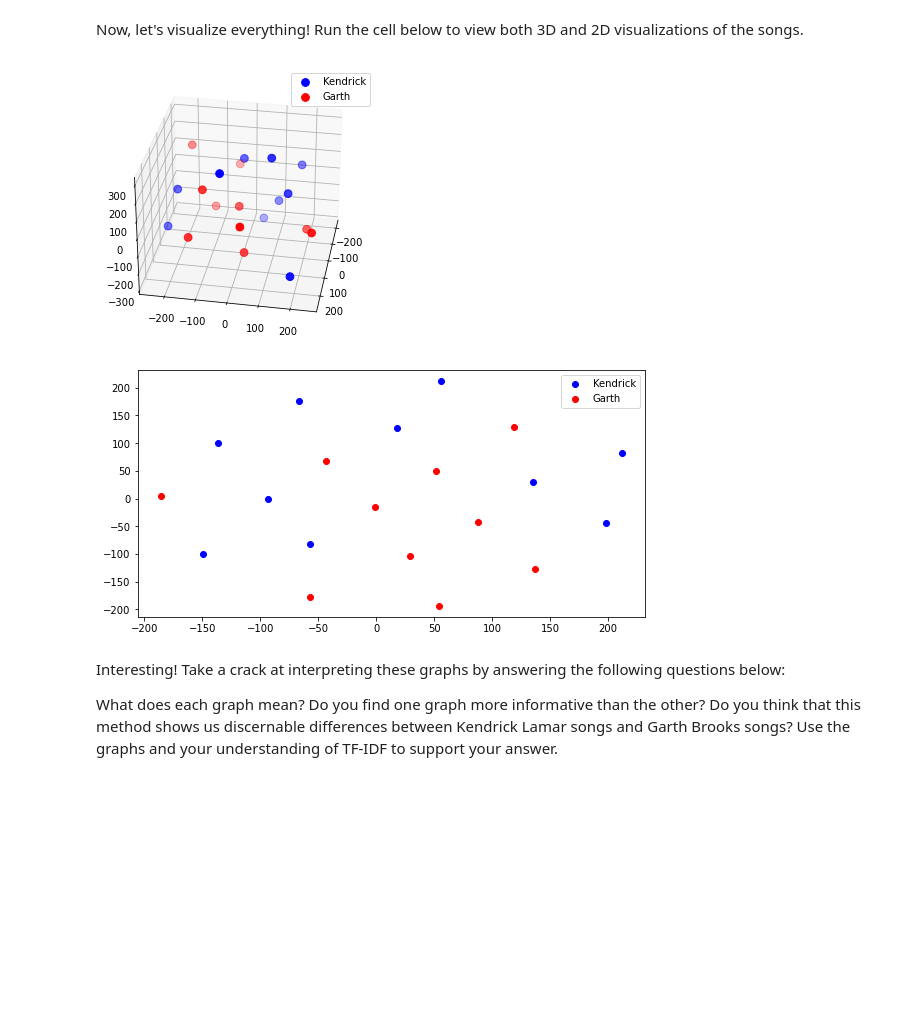
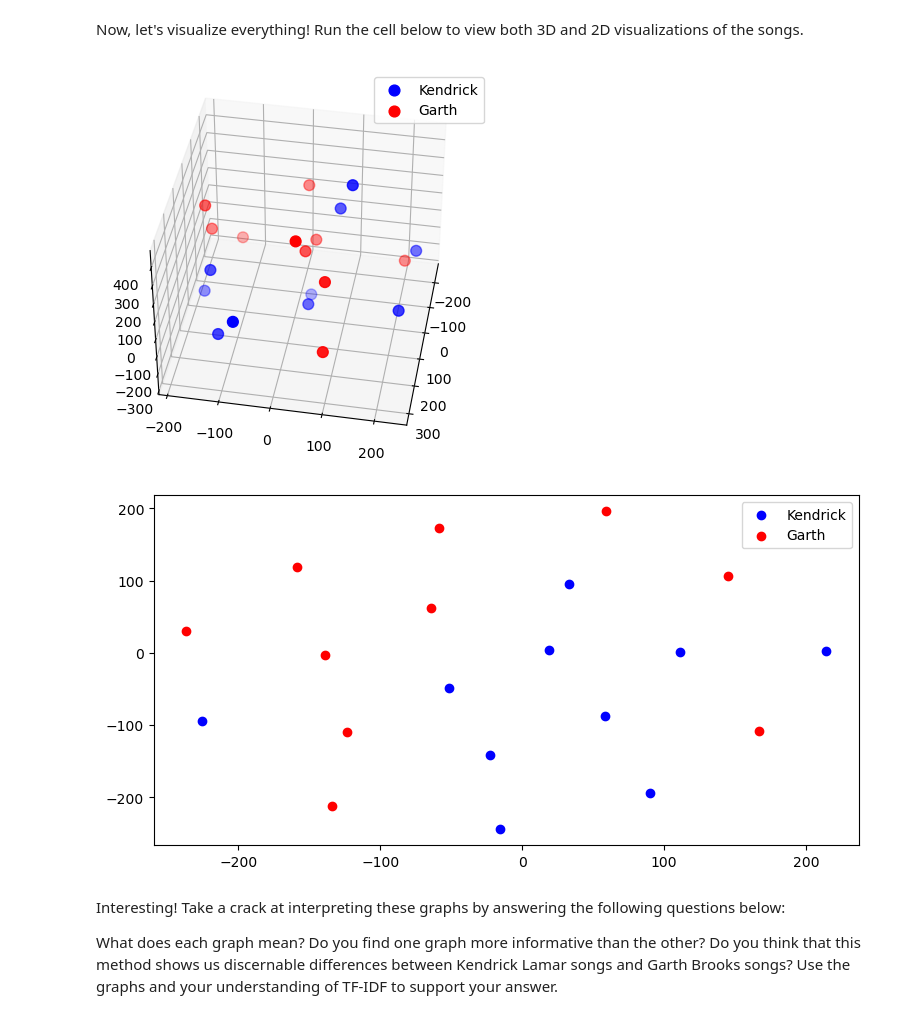
Before and after one commit to learn-co-curriculum/dsc-word-vectorization-lab, a Jupyter notebook: index.ipynb, the cells around one changed output. Cells and saved outputs as stored; diff of their text form; code cells hidden in the pictures; blank space fills up the shorter version.

Commit message:
Add TSNE fix for new learn env

```diff
--- a/index.ipynb
+++ b/index.ipynb
@@ -340,6 +347,10 @@ Now that we have only the values, we can use the `TSNE()` class from `sklearn` t
 # %%
-t_sne_object_3d = TSNE(n_components=3)
+t_sne_object_3d = TSNE(n_components = 3,
+                       perplexity = 19,
+                       learning_rate = 200,
+                       init = 'random',
+                       random_state = 13)
 
-transformed_data_3d = t_sne_object_3d.fit_transform(tf_idf_vals_list)
+transformed_data_3d = t_sne_object_3d.fit_transform(np.array(tf_idf_vals_list))
 transformed_data_3d
 # %% [output]
@@ -366,7 +377,11 @@ array([[ -85.04439  ,  -12.42539  ,  160.53555  ],
 # %% [markdown]
 We'll also want to check out how the visualization looks in 2d.  Repeat the process above, but this time, instantiate `TSNE()` with 2 components instead of 3.  Again, use `.fit_transform()` to transform the data and store it in the variable below, and then inspect it to confirm the transformed data has only 2 dimensions.
 # %%
-t_sne_object_2d = TSNE(n_components=2)
-transformed_data_2d = t_sne_object_2d.fit_transform(tf_idf_vals_list)
+t_sne_object_2d = TSNE(n_components = 2,
+                       perplexity = 19,
+                       learning_rate = 200,
+                       init = 'random',
+                       random_state = 13)
+transformed_data_2d = t_sne_object_2d.fit_transform(np.array(tf_idf_vals_list))
 transformed_data_2d
 # %% [output]
@@ -398,36 +413,36 @@ k3_x = [i[0] for i in kendrick_3d]
 k3_y = [i[1] for i in kendrick_3d]
 k3_z = [i[2] for i in kendrick_3d]
 
 garth_3d = transformed_data_3d[10:]
 g3_x = [i[0] for i in garth_3d]
 g3_y = [i[1] for i in garth_3d]
 g3_z = [i[2] for i in garth_3d]
 
 fig = plt.figure(figsize=(10,5))
 ax = fig.add_subplot(111, projection='3d')
 ax.scatter(k3_x, k3_y, k3_z, c='b', s=60, label='Kendrick')
 ax.scatter(g3_x, g3_y, g3_z, c='red', s=60, label='Garth')
-ax.view_init(30, 10)
+ax.view_init(40,10)
 ax.legend()
 plt.show()
 
 kendrick_2d = transformed_data_2d[:10]
 k2_x = [i[0] for i in kendrick_2d]
 k2_y = [i[1] for i in kendrick_2d]
 
 garth_2d = transformed_data_2d[10:]
 g2_x = [i[0] for i in garth_2d]
 g2_y = [i[1] for i in garth_2d]
 
 fig = plt.figure(figsize=(20,10))
 ax = fig.add_subplot(222)
 ax.scatter(k2_x, k2_y, c='b', label='Kendrick')
 ax.scatter(g2_x, g2_y, c='red', label='Garth')
 ax.legend()
 plt.show()
 # %% [output]
-[figure, old version]
+[figure, new version]
-[figure, old version]
+[figure, new version]
 # %% [markdown]
 Interesting! Take a crack at interpreting these graphs by answering the following questions below:
 
```
Also changed, not shown: parts of 6 cells of this notebook.
